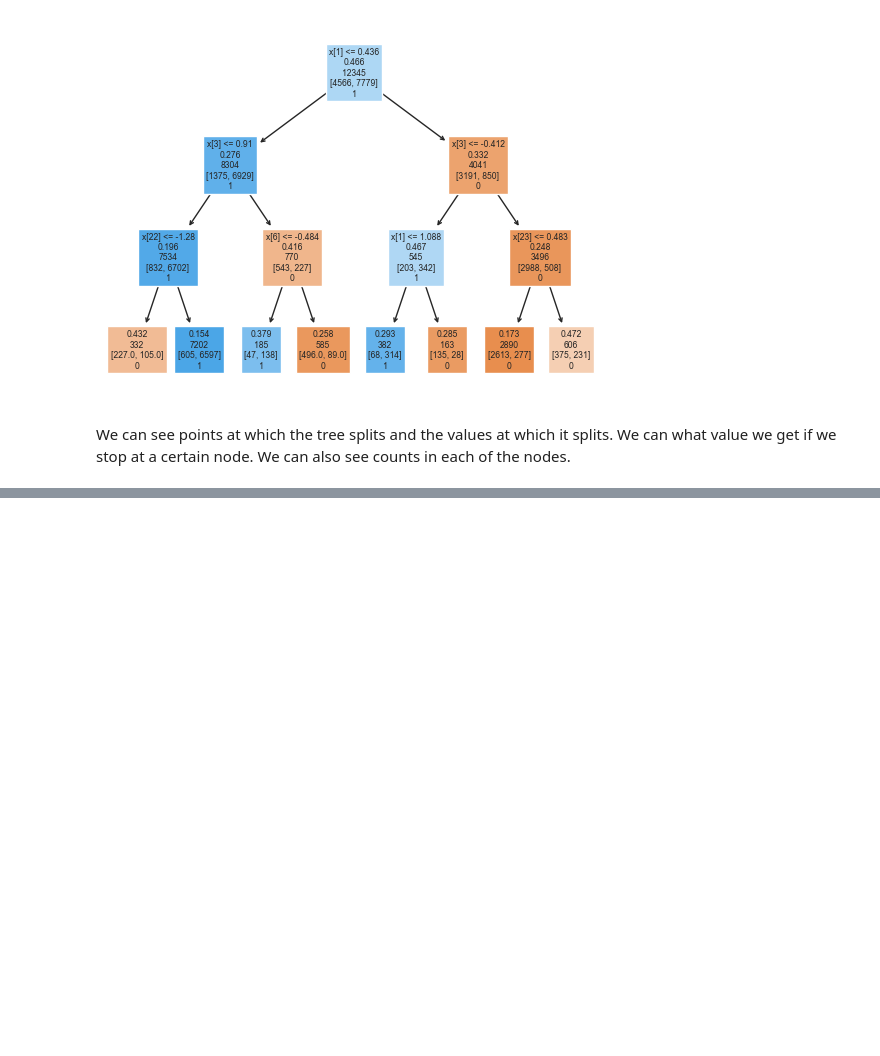
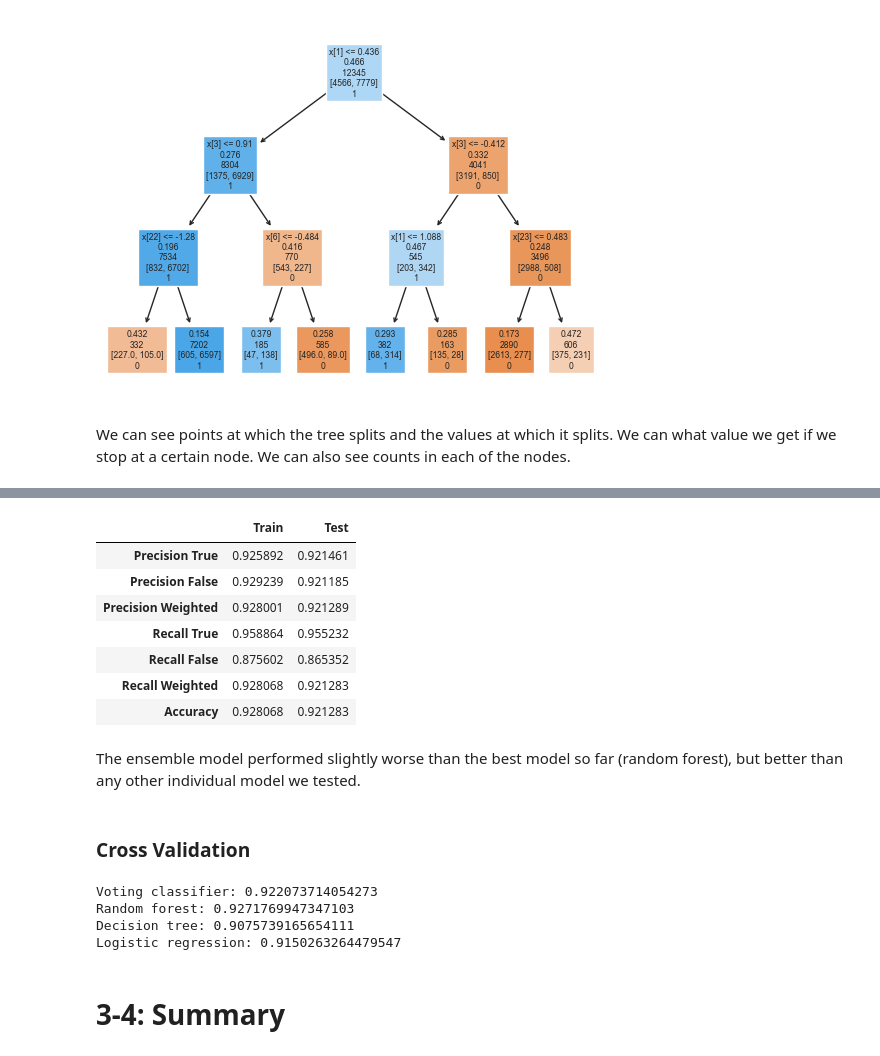
Before and after one commit to MartinH2k3/IAUProject, a Jupyter notebook: Phase3M.ipynb, the cells around one changed output, grey strips where cells are left out. Drawn from its saved outputs; the diff is of its cells as text; code cells hidden in the pictures; blank space fills up the shorter version.

```diff
--- a/Phase3M.ipynb
+++ b/Phase3M.ipynb
@@ -753,0 +850,25 @@ We can see points at which the tree splits and the values at which it splits. We
+# %%
+model1 = RandomForestClassifier(**{'criterion': 'entropy', 'max_depth': 16, 'min_samples_split': 5, 'n_estimators': 150})
+model2 = tree.DecisionTreeClassifier(**{'criterion': 'entropy', 'max_depth': 7, 'max_features': None, 'min_samples_leaf': 4, 'min_samples_split': 35})
+model3 = LogisticRegression(**{'C': 0.01, 'class_weight': None, 'max_iter': 300, 'penalty': 'l2', 'solver': 'lbfgs'})
+model4 = GradientBoostingClassifier()
+# %%
+voting_classifier = VotingClassifier(estimators=[('rf', model1), ('dt', model2), ('lr', model3), ('gb', model4)], voting='soft', n_jobs=-1)
+# %%
+voting_classifier.fit(transformed_X_train, y_train)
+y_pred = voting_classifier.predict(transformed_X_test)
+y_pred_train = voting_classifier.predict(transformed_X_train)
+show_metrics(y_pred_train, y_pred, y_train, y_test)
+# %% [output]
+|  | Train | Test |
+| Precision True | 0.925892 | 0.921461 |
+| Precision False | 0.929239 | 0.921185 |
+| Precision Weighted | 0.928001 | 0.921289 |
+| Recall True | 0.958864 | 0.955232 |
+| Recall False | 0.875602 | 0.865352 |
+| Recall Weighted | 0.928068 | 0.921283 |
+| Accuracy | 0.928068 | 0.921283 |
+# %% [markdown]
+The ensemble model performed slightly worse than the best model so far (random forest), but better than any other individual model we tested.
+# %% [markdown]
+### Cross Validation
@@ -753,0 +881,12 @@ We can see points at which the tree splits and the values at which it splits. We
+# %%
+print(f"""Voting classifier: {votingCrossVal.mean()}
+Random forest: {forestCrossVal.mean()}
+Decision tree: {treeCrossVal.mean()}
+Logistic regression: {logRegCrossVal.mean()}""")
+# %% [output]
+Voting classifier: 0.922073714054273
+Random forest: 0.9271769947347103
+Decision tree: 0.9075739165654111
+Logistic regression: 0.9150263264479547
+# %% [markdown]
+# 3-4: Summary
```
Also changed, not shown: parts of 32 cells of this notebook.
